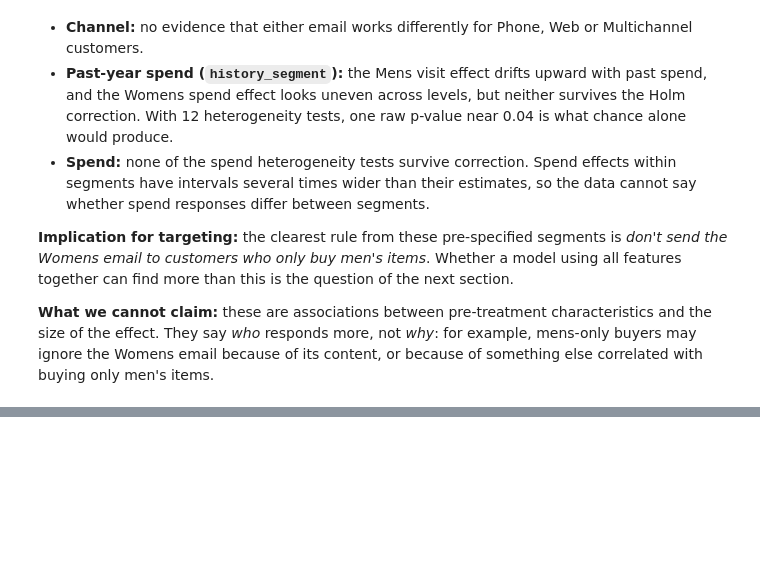
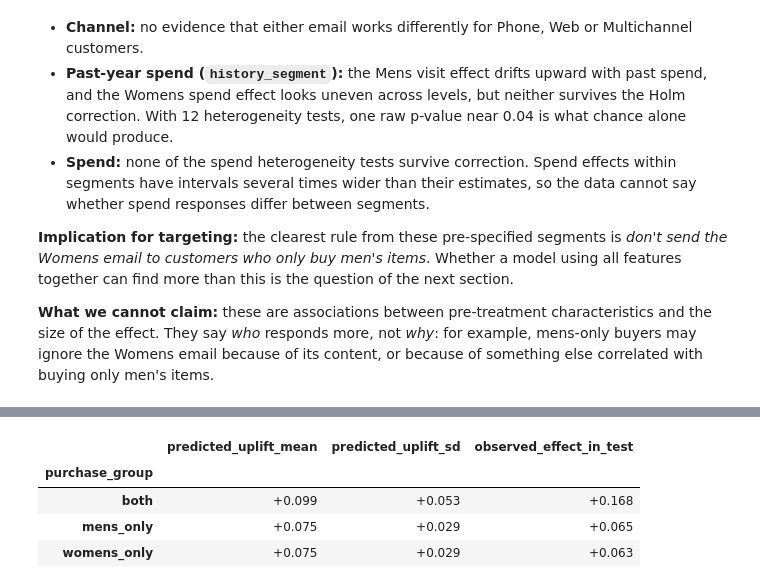
Before and after one commit to berkcansuner/hillstrom-email-uplift, a Jupyter notebook: notebooks/06_uplift.ipynb, the cells around one changed output, grey strips where cells are left out. Drawn from its saved outputs; the diff is of its cells as text; code cells hidden in the pictures; blank space fills up the shorter version.

```diff
--- a/notebooks/06_uplift.ipynb
+++ b/notebooks/06_uplift.ipynb
@@ -173,0 +285,19 @@ plt.show()
+# %%
+te_mens, treated_mens = arm_pair(test, "mens")
+pred = pd.Series(test_scores["T-learner (gradient boosting)", "mens", "visit"], index=te_mens.index)
+observed = te_mens.groupby("purchase_group").apply(
+    lambda g: g.loc[g["arm"] == "mens", "visit"].mean() - g.loc[g["arm"] == "control", "visit"].mean()
+)
+pd.DataFrame(
+    {
+        "predicted_uplift_mean": pred.groupby(te_mens["purchase_group"]).mean(),
+        "predicted_uplift_sd": pred.groupby(te_mens["purchase_group"]).std(),
+        "observed_effect_in_test": observed,
+    }
+).style.format("{:+.3f}")
+# %% [output]
+|  | predicted_uplift_mean | predicted_uplift_sd | observed_effect_in_test |
+| purchase_group |  |  |  |
+| both | +0.099 | +0.053 | +0.168 |
+| mens_only | +0.075 | +0.029 | +0.065 |
+| womens_only | +0.075 | +0.029 | +0.063 |
```
Also changed, not shown: parts of 4 cells of this notebook.
